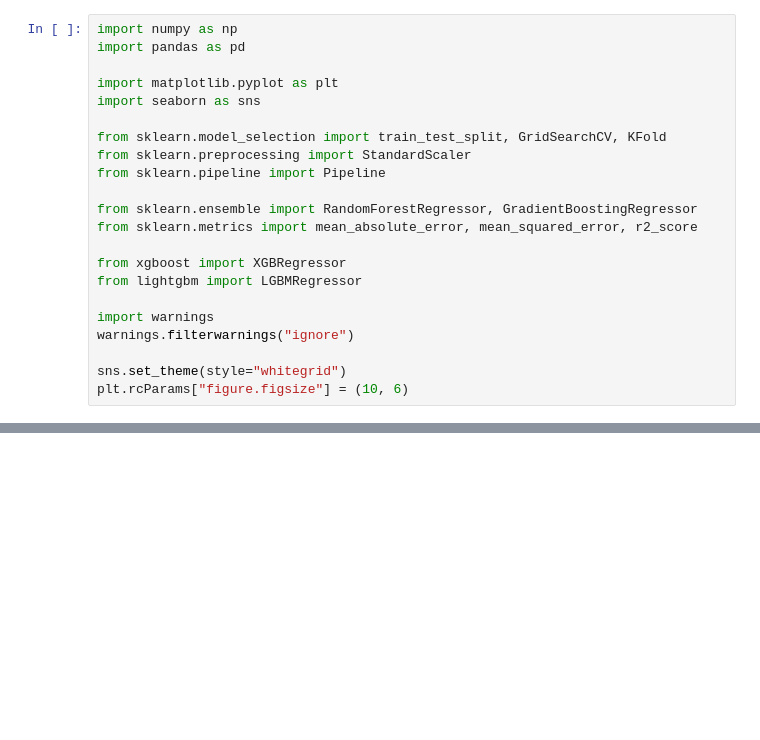
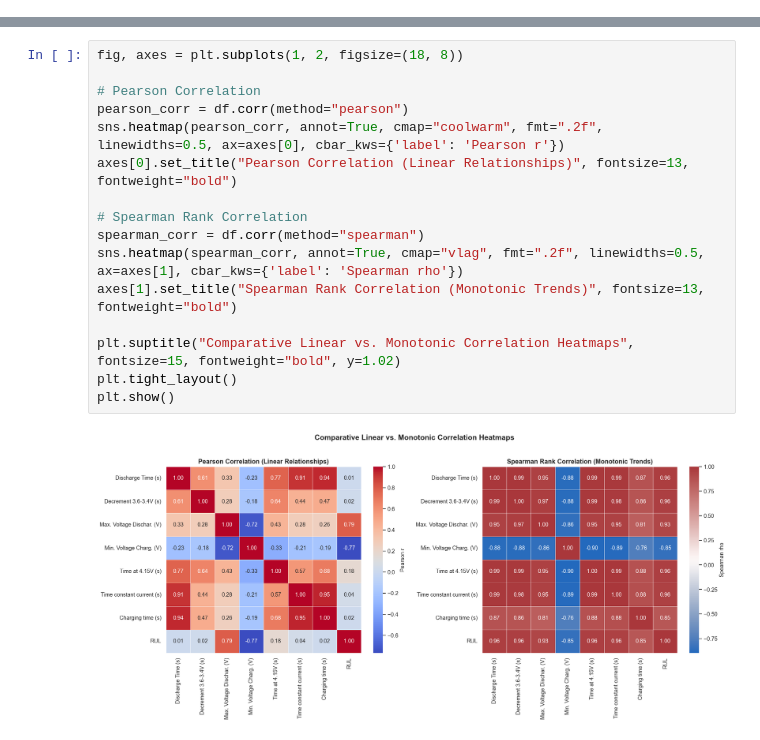
Before and after one commit to Next-Gen-Coder-2007/Intelligent-Lithium-Ion-Battery-Remaining-Useful-Life-Prediction-Digital-Twin, a Jupyter notebook: version1.ipynb, the cells around one changed output, grey strips where cells are left out. Drawn from its saved outputs; the diff is of its cells as text; blank space fills up the shorter version.

```diff
--- a/version1.ipynb
+++ b/version1.ipynb
@@ -1,22 +0,0 @@
-# %%
-import numpy as np
-import pandas as pd
-
-import matplotlib.pyplot as plt
-import seaborn as sns
-
-from sklearn.model_selection import train_test_split, GridSearchCV, KFold
-from sklearn.preprocessing import StandardScaler
-from sklearn.pipeline import Pipeline
-
-from sklearn.ensemble import RandomForestRegressor, GradientBoostingRegressor
-from sklearn.metrics import mean_absolute_error, mean_squared_error, r2_score
-
-from xgboost import XGBRegressor
-from lightgbm import LGBMRegressor
-
-import warnings
-warnings.filterwarnings("ignore")
-
-sns.set_theme(style="whitegrid")
-plt.rcParams["figure.figsize"] = (10, 6)
@@ -773,0 +149,18 @@ Best Optimized Model: Random Forest
+# %%
+fig, axes = plt.subplots(1, 2, figsize=(18, 8))
+
+# Pearson Correlation
+pearson_corr = df.corr(method="pearson")
+sns.heatmap(pearson_corr, annot=True, cmap="coolwarm", fmt=".2f", linewidths=0.5, ax=axes[0], cbar_kws={'label': 'Pearson r'})
+axes[0].set_title("Pearson Correlation (Linear Relationships)", fontsize=13, fontweight="bold")
+
+# Spearman Rank Correlation
+spearman_corr = df.corr(method="spearman")
+sns.heatmap(spearman_corr, annot=True, cmap="vlag", fmt=".2f", linewidths=0.5, ax=axes[1], cbar_kws={'label': 'Spearman rho'})
+axes[1].set_title("Spearman Rank Correlation (Monotonic Trends)", fontsize=13, fontweight="bold")
+
+plt.suptitle("Comparative Linear vs. Monotonic Correlation Heatmaps", fontsize=15, fontweight="bold", y=1.02)
+plt.tight_layout()
+plt.show()
+# %% [output]
+[figure, added]
```
Also changed, not shown: parts of 76 cells of this notebook, 3 other files.
